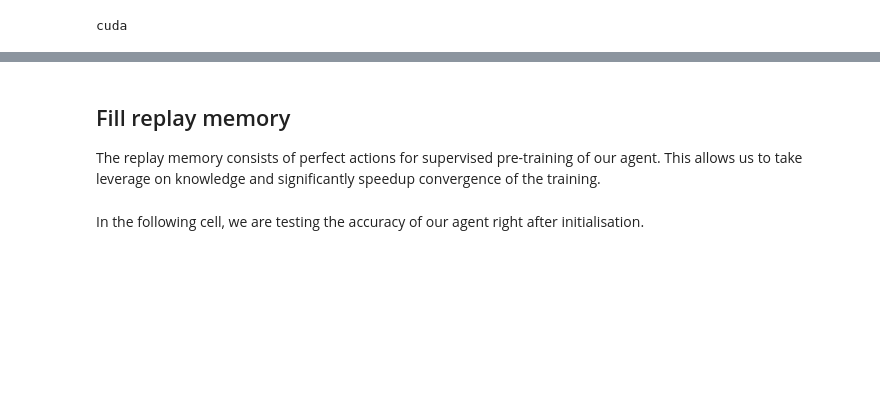
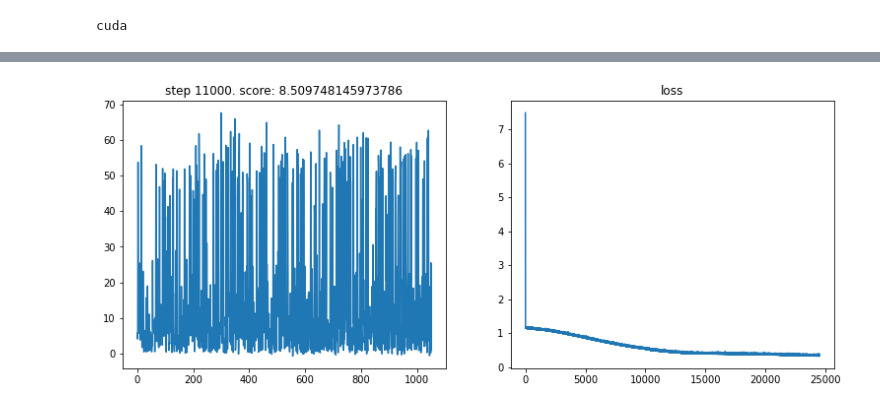
Before and after one commit to nih23/deepFibreTracking, a Jupyter notebook: examples/rlWorkflow.ipynb, the cells around one changed output, grey strips where cells are left out. Cells and saved outputs as stored; diff of their text form; code cells hidden in the pictures; blank space fills up the shorter version.

Commit message:
Checkpointing working

```diff
--- a/examples/rlWorkflow.ipynb
+++ b/examples/rlWorkflow.ipynb
@@ -213,9 +108,9 @@ from dfibert.tracker.nn.rainbow_agent import DQNAgent
 # %%
 # Hyperparameters:
 replay_memory_size = 100000
-batch_size = 128
-target_update = 1000
-gamma = 0.99
+batch_size = 512
+target_update = 10000
+gamma = 0.95
 max_steps = 60000000
 
 path = './training_test'
@@ -227,4 +122,5 @@ agent = DQNAgent(env=env, memory_size = replay_memory_size,
 # %% [output]
 cuda
 # %%
-agent.train(num_frames = max_steps, path = path)
+%matplotlib inline
+agent.train(num_steps = max_steps, path = path, plot=True)
@@ -274,7 +126,0 @@ env.referenceStreamline_ijk, state.getCoordinate()
-# %%
-agent = Agent(n_actions=100, inp_size=state.getValue().shape, device=device, hidden=10, gamma=0.99,
-              agent_history_length=agent_history_length,
-              memory_size=replay_memory_size, batch_size=batch_size, learning_rate=learning_rate)
-# %% [markdown]
-## Fill replay memory
-The replay memory consists of perfect actions for supervised pre-training of our agent. This allows us to take leverage on knowledge and significantly speedup convergence of the training.
@@ -329,2 +126,0 @@ print("Replay memory ready")
-# %% [markdown]
-In the following cell, we are testing the accuracy of our agent right after initialisation.
@@ -486,0 +127,5 @@ while step_counter < max_steps:
+# %%
+# resume the training process
+agent.resume_training(path='./training_test/checkpoints/rainbow_14000_16.65.pth', plot=True)
+# %% [output]
+[figure, added]
```
Also changed, not shown: parts of 23 cells of this notebook, 1 other file.
